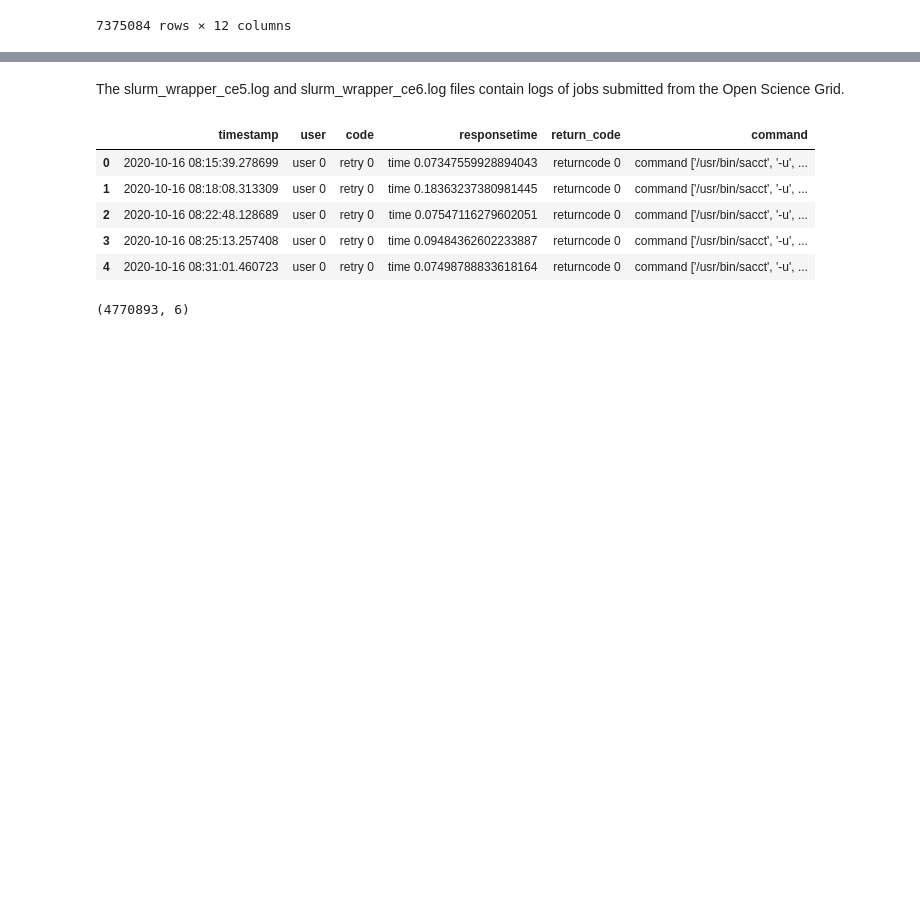
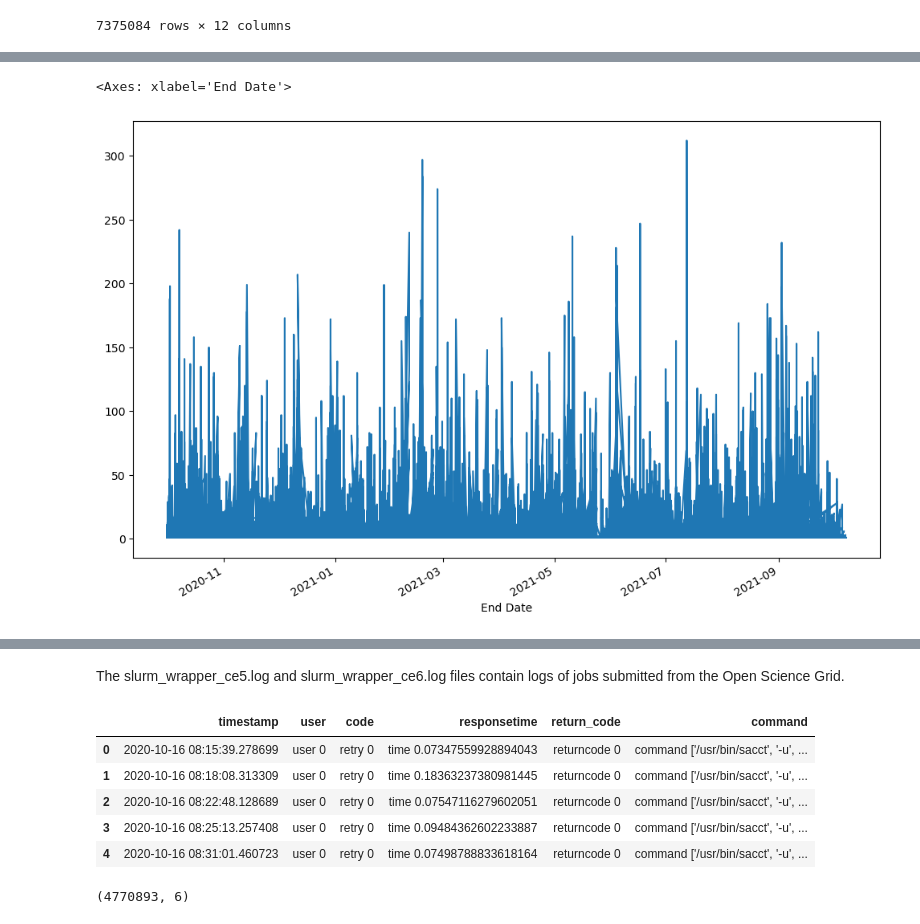
Before and after one commit to nss-data-science-cohort-8/accre-mashed-potatoes, a Jupyter notebook: notebooks/accre_maria.ipynb, the cells around one changed output, grey strips where cells are left out. Drawn from its saved outputs; the diff is of its cells as text; code cells hidden in the pictures; blank space fills up the shorter version.

```diff
--- a/notebooks/accre_maria.ipynb
+++ b/notebooks/accre_maria.ipynb
@@ -211,0 +148,4 @@ testdf
+# %%
+jobs_completed['REQTIME'] = pd.to_timedelta(jobs_completed['REQTIME'])
+jobs_completed['USEDTIME'] = pd.to_timedelta(jobs_completed['USEDTIME'])
+jobs_completed
@@ -211,0 +176,6 @@ testdf
+# %%
+jobs_completed['TIMEDIFF'] = jobs_completed['REQTIME'] - jobs_completed['USEDTIME']
+jobs_completed
+# %%
+jobs_completed['TIMEDIFF'] = (jobs_completed['REQTIME'] - jobs_completed['USEDTIME']).dt.total_seconds()
+jobs_completed
@@ -211,0 +224,3 @@ testdf
+# %%
+jobs_completed = jobs_completed.loc[jobs_completed['TIMEDIFF'] != 0]
+jobs_completed
@@ -211,0 +397,8 @@ testdf
+# %%
+plt.figure(figsize = (12,8))
+jobs_completed['END'].value_counts(sort=False).plot(kind='line', xlabel='End Date')
+#xmin, xmax = plt.xlim()
+#plt.hlines(y = 200, xmin=xmin, xmax=xmax, color = 'red', linestyle = 'dashed')
+# %% [output]
+<Axes: xlabel='End Date'>
+[figure, added]
```
Also changed, not shown: parts of 69 cells of this notebook.
